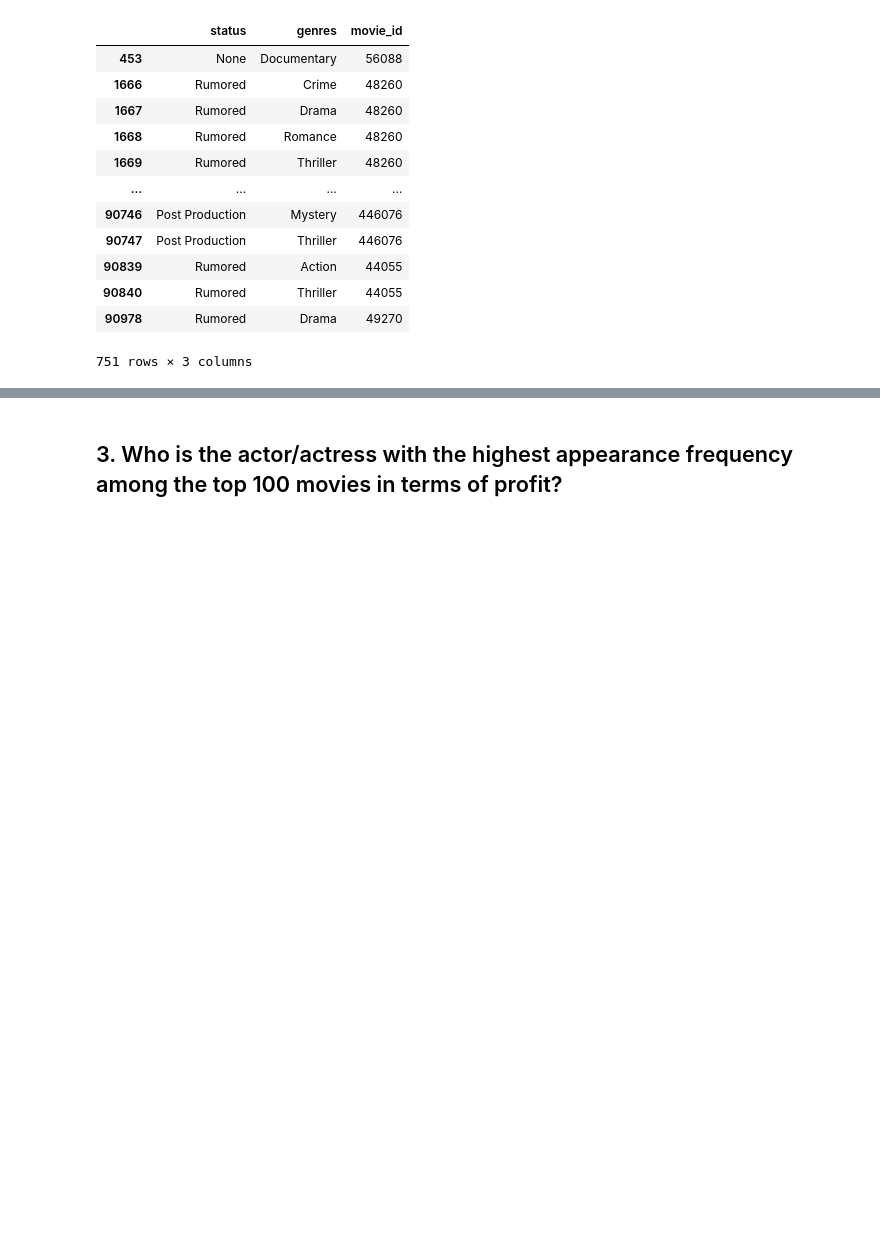
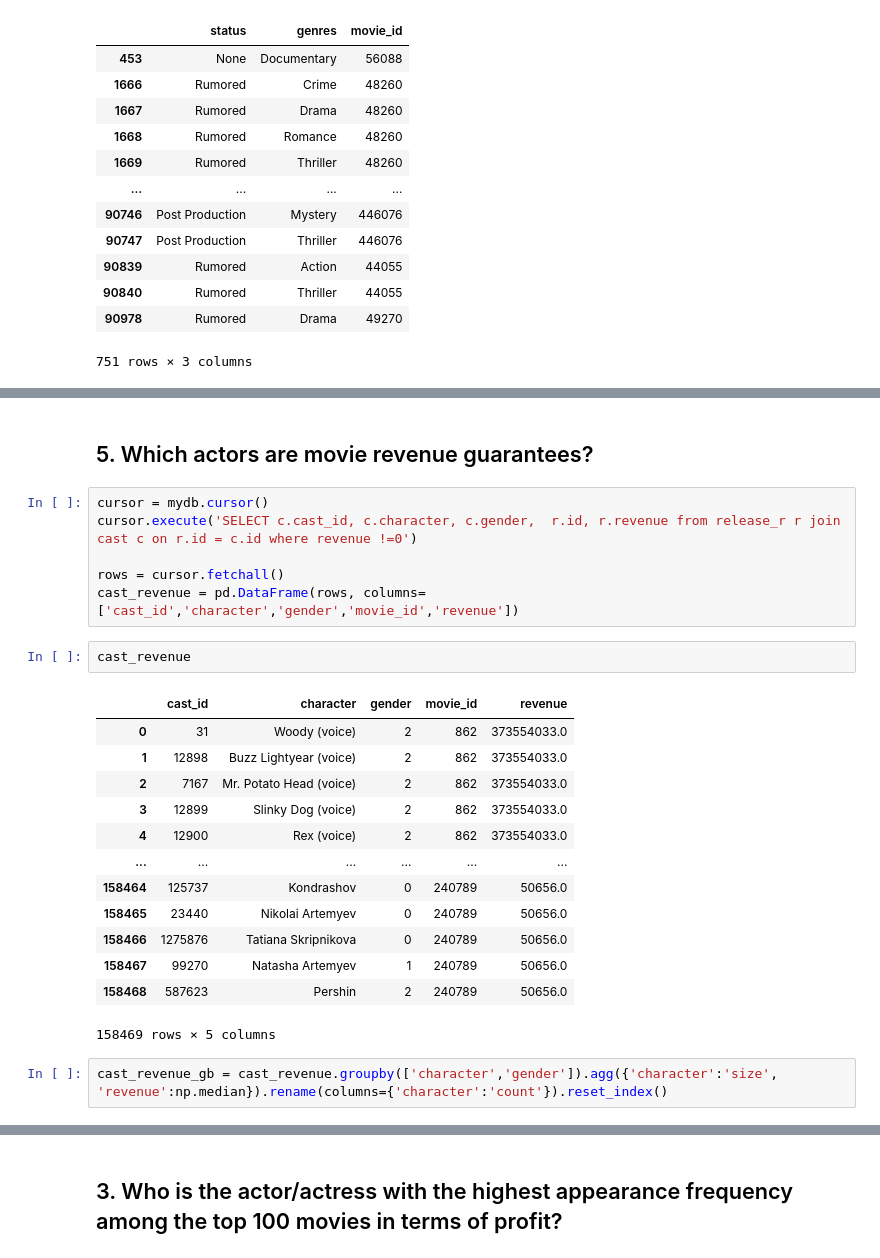
Before and after one commit to jingyun0312/DataSource_Movie, a Jupyter notebook: movie.ipynb, the cells around one changed output, grey strips where cells are left out. Drawn from its saved outputs; the diff is of its cells as text; blank space fills up the shorter version.

```diff
--- a/movie.ipynb
+++ b/movie.ipynb
@@ -2333,0 +2722,26 @@ ValueError: Could not interpret input 'gen_counts'
+# %% [markdown]
+## 5. Which actors are movie revenue guarantees?
+# %%
+cursor = mydb.cursor()
+cursor.execute('SELECT c.cast_id, c.character, c.gender,  r.id, r.revenue from release_r r join cast c on r.id = c.id where revenue !=0')
+
+rows = cursor.fetchall()
+cast_revenue = pd.DataFrame(rows, columns=['cast_id','character','gender','movie_id','revenue'])
+# %%
+cast_revenue
+# %% [output]
+|  | cast_id | character | gender | movie_id | revenue |
+| 0 | 31 | Woody (voice) | 2 | 862 | 373554033.0 |
+| 1 | 12898 | Buzz Lightyear (voice) | 2 | 862 | 373554033.0 |
+| 2 | 7167 | Mr. Potato Head (voice) | 2 | 862 | 373554033.0 |
+| 3 | 12899 | Slinky Dog (voice) | 2 | 862 | 373554033.0 |
+| 4 | 12900 | Rex (voice) | 2 | 862 | 373554033.0 |
+| ... | ... | ... | ... | ... | ... |
+| 158464 | 125737 | Kondrashov | 0 | 240789 | 50656.0 |
+| 158465 | 23440 | Nikolai Artemyev | 0 | 240789 | 50656.0 |
+| 158466 | 1275876 | Tatiana Skripnikova | 0 | 240789 | 50656.0 |
+| 158467 | 99270 | Natasha Artemyev | 1 | 240789 | 50656.0 |
+| 158468 | 587623 | Pershin | 2 | 240789 | 50656.0 |
+158469 rows × 5 columns
+# %%
+cast_revenue_gb = cast_revenue.groupby(['character','gender']).agg({'character':'size', 'revenue':np.median}).rename(columns={'character':'count'}).reset_index()
```
Also changed, not shown: parts of 75 cells of this notebook, 5 other files.
